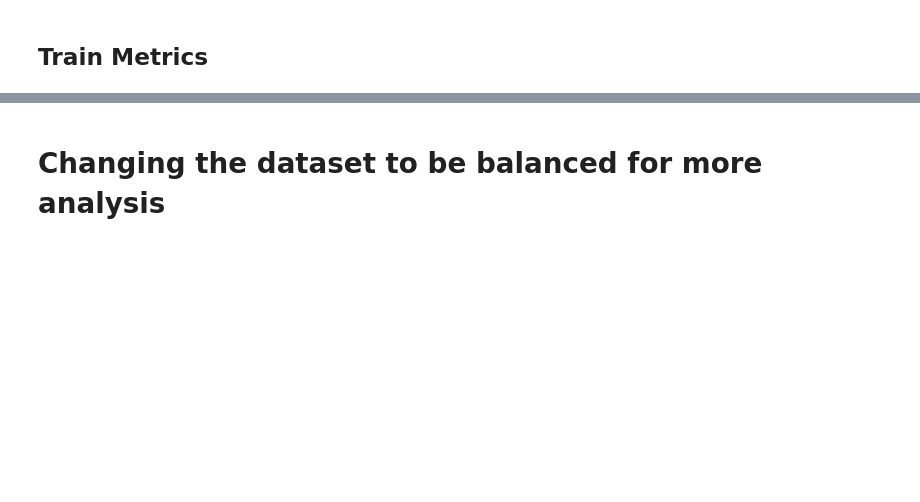
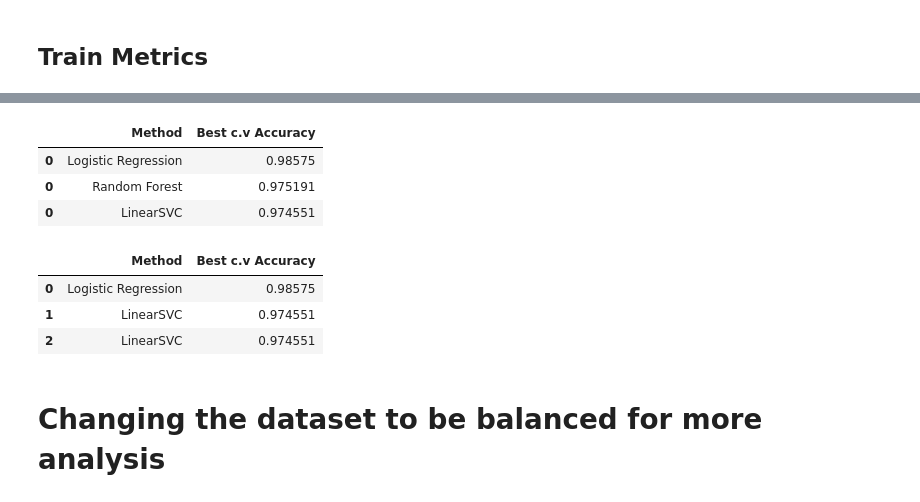
Before and after one commit to JoshMusira/-Fastag-fraud-detection, a Jupyter notebook: Machine Learning.ipynb, the cells around one changed output, grey strips where cells are left out. Cells and saved outputs as stored; diff of their text form; code cells hidden in the pictures; blank space fills up the shorter version.

```diff
--- a/Machine Learning.ipynb
+++ b/Machine Learning.ipynb
@@ -437,3 +465,19 @@ weighted avg       0.98      0.98      0.98      4000
+# %%
+df_models = pd.concat([lr_results,rf_results, gb_results, lsvc_results], axis=0)
+
+df_models
+# %% [output]
+|  | Method | Best c.v Accuracy |
+| 0 | Logistic Regression | 0.98575 |
+| 0 | Random Forest | 0.975191 |
+| 0 | LinearSVC | 0.974551 |
+# %%
+df_models.reset_index(drop=True)
+# %% [output]
+|  | Method | Best c.v Accuracy |
+| 0 | Logistic Regression | 0.98575 |
+| 1 | LinearSVC | 0.974551 |
+| 2 | LinearSVC | 0.974551 |
 # %% [markdown]
 # Changing the dataset to be balanced for more analysis
 # %%
```
Also changed, not shown: parts of 39 cells of this notebook, 3 other files.
